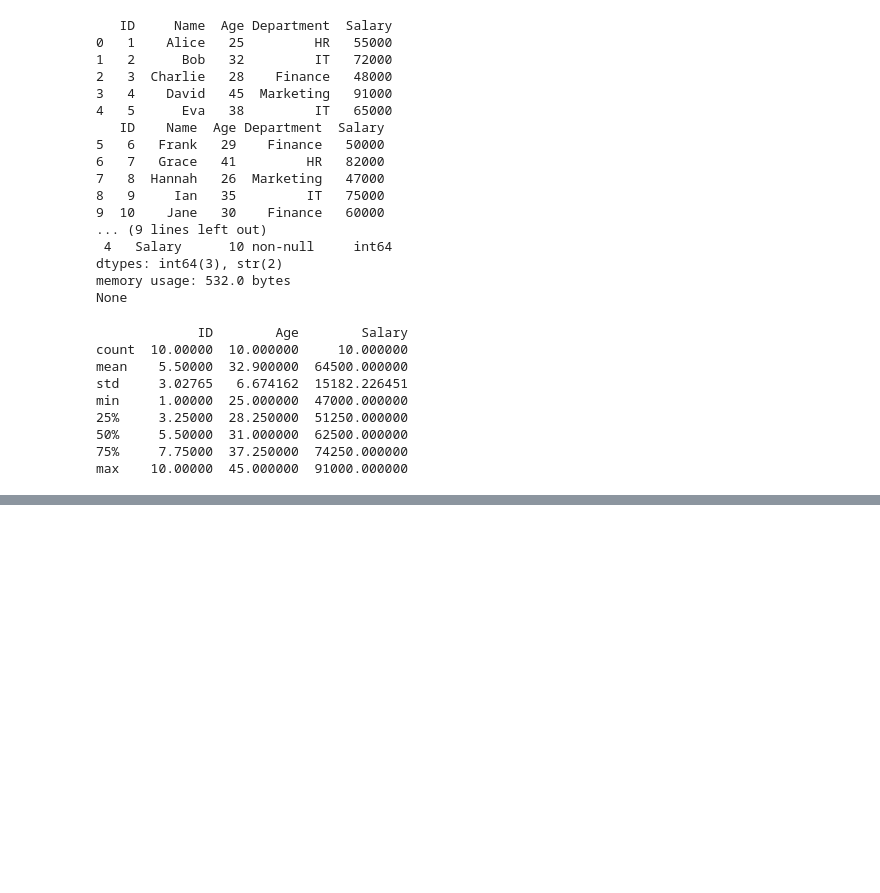
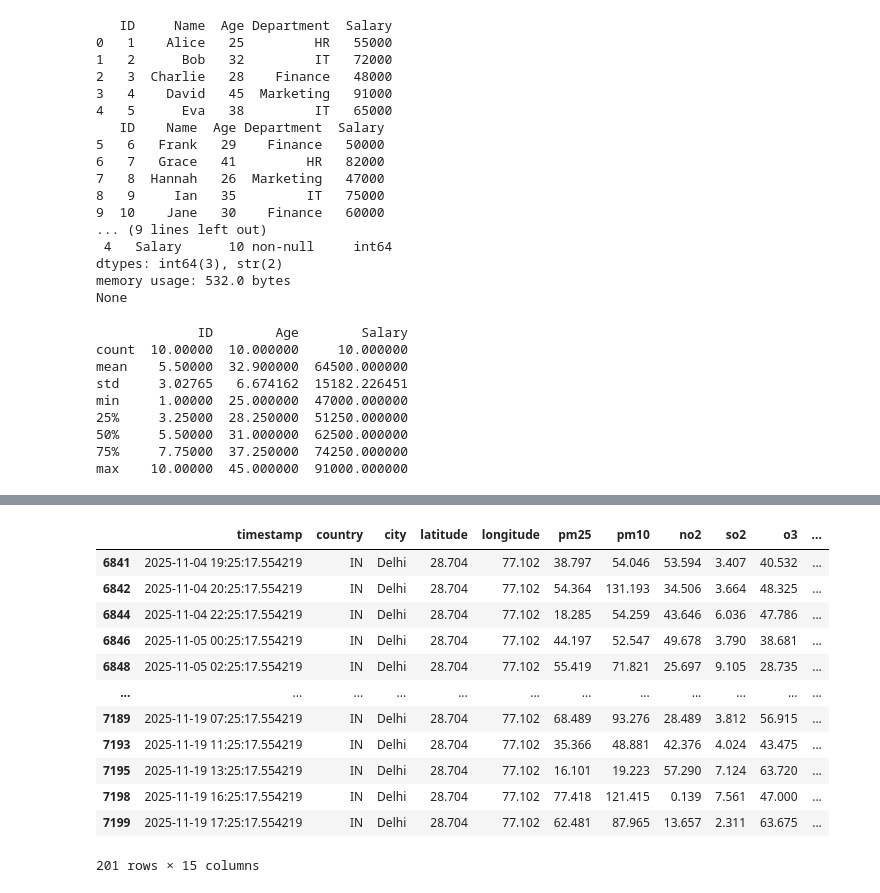
Before and after one commit to raghavdwd/prime-ai-ml, a Jupyter notebook: my-proj/pandas.ipynb, the cells around one changed output, grey strips where cells are left out. Drawn from its saved outputs; the diff is of its cells as text; code cells hidden in the pictures; blank space fills up the shorter version.

```diff
--- a/my-proj/pandas.ipynb
+++ b/my-proj/pandas.ipynb
@@ -211,0 +366,16 @@ FileNotFoundError: [Errno 2] No such file or directory: 'globalAirQuality.csv'
+# %%
+df[(df["aqi"] > 100) & (df["city"] == "Delhi")] #filtering rows where aqi is greater than 100 and city is Delhi
+# %% [output]
+|  | timestamp | country | city | latitude | longitude | pm25 | pm10 | no2 | so2 | o3 | ... |
+| 6841 | 2025-11-04 19:25:17.554219 | IN | Delhi | 28.704 | 77.102 | 38.797 | 54.046 | 53.594 | 3.407 | 40.532 | ... |
+| 6842 | 2025-11-04 20:25:17.554219 | IN | Delhi | 28.704 | 77.102 | 54.364 | 131.193 | 34.506 | 3.664 | 48.325 | ... |
+| 6844 | 2025-11-04 22:25:17.554219 | IN | Delhi | 28.704 | 77.102 | 18.285 | 54.259 | 43.646 | 6.036 | 47.786 | ... |
+| 6846 | 2025-11-05 00:25:17.554219 | IN | Delhi | 28.704 | 77.102 | 44.197 | 52.547 | 49.678 | 3.790 | 38.681 | ... |
+| 6848 | 2025-11-05 02:25:17.554219 | IN | Delhi | 28.704 | 77.102 | 55.419 | 71.821 | 25.697 | 9.105 | 28.735 | ... |
+| ... | ... | ... | ... | ... | ... | ... | ... | ... | ... | ... | ... |
+| 7189 | 2025-11-19 07:25:17.554219 | IN | Delhi | 28.704 | 77.102 | 68.489 | 93.276 | 28.489 | 3.812 | 56.915 | ... |
+| 7193 | 2025-11-19 11:25:17.554219 | IN | Delhi | 28.704 | 77.102 | 35.366 | 48.881 | 42.376 | 4.024 | 43.475 | ... |
+| 7195 | 2025-11-19 13:25:17.554219 | IN | Delhi | 28.704 | 77.102 | 16.101 | 19.223 | 57.290 | 7.124 | 63.720 | ... |
+| 7198 | 2025-11-19 16:25:17.554219 | IN | Delhi | 28.704 | 77.102 | 77.418 | 121.415 | 0.139 | 7.561 | 47.000 | ... |
+| 7199 | 2025-11-19 17:25:17.554219 | IN | Delhi | 28.704 | 77.102 | 62.481 | 87.965 | 13.657 | 2.311 | 63.675 | ... |
+201 rows × 15 columns
```
Also changed, not shown: parts of 16 cells of this notebook, 2 other files.
